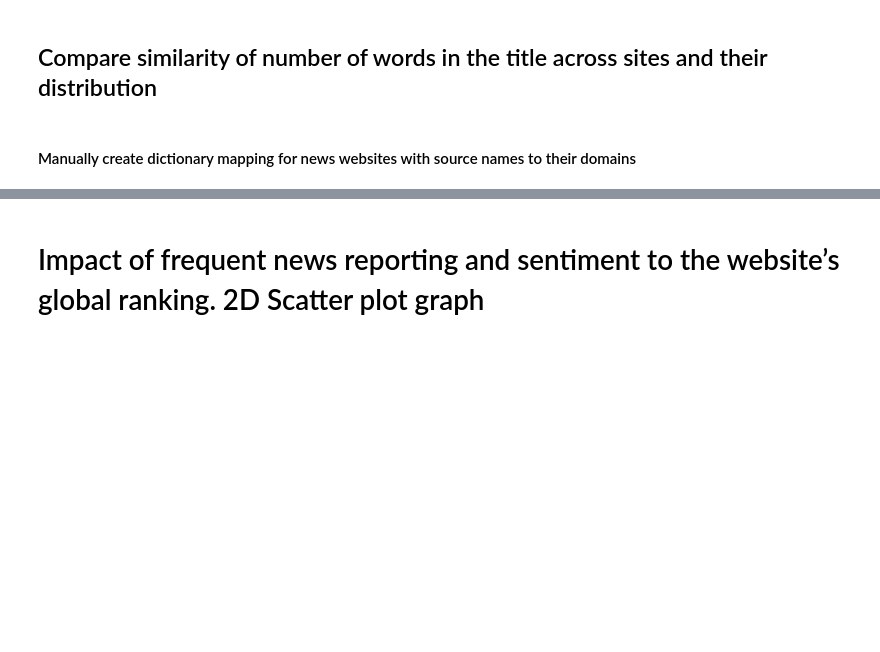
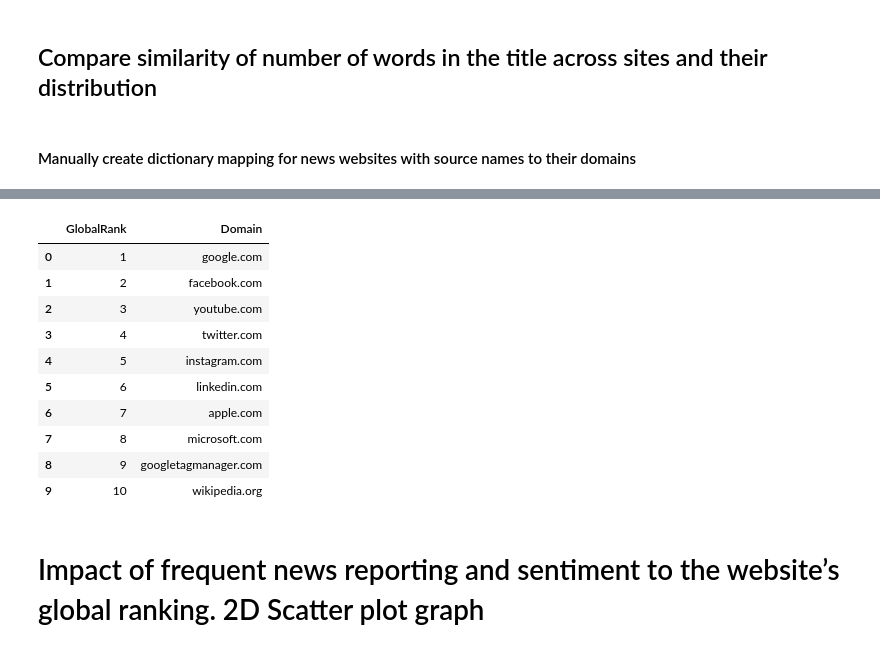
Before and after one commit to hillaryke/news_correlation_10ac_week0, a Jupyter notebook: notebooks/EDA_analysis_news_correlation_10ac_week0.ipynb, the cells around one changed output, grey strips where cells are left out. Drawn from its saved outputs; the diff is of its cells as text; code cells hidden in the pictures; blank space fills up the shorter version.

```diff
--- a/notebooks/EDA_analysis_news_correlation_10ac_week0.ipynb
+++ b/notebooks/EDA_analysis_news_correlation_10ac_week0.ipynb
@@ -600,2 +625,16 @@ total_reports['url'] = total_reports['source_name'].map(source_domain_mapping)
+# %%
+domain_global_rank.head(10)
+# %% [output]
+|  | GlobalRank | Domain |
+| 0 | 1 | google.com |
+| 1 | 2 | facebook.com |
+| 2 | 3 | youtube.com |
+| 3 | 4 | twitter.com |
+| 4 | 5 | instagram.com |
+| 5 | 6 | linkedin.com |
+| 6 | 7 | apple.com |
+| 7 | 8 | microsoft.com |
+| 8 | 9 | googletagmanager.com |
+| 9 | 10 | wikipedia.org |
 # %% [markdown]
 # Impact of frequent news reporting and sentiment to the website’s global ranking. 2D Scatter plot graph
```
Also changed, not shown: parts of 20 cells of this notebook.
